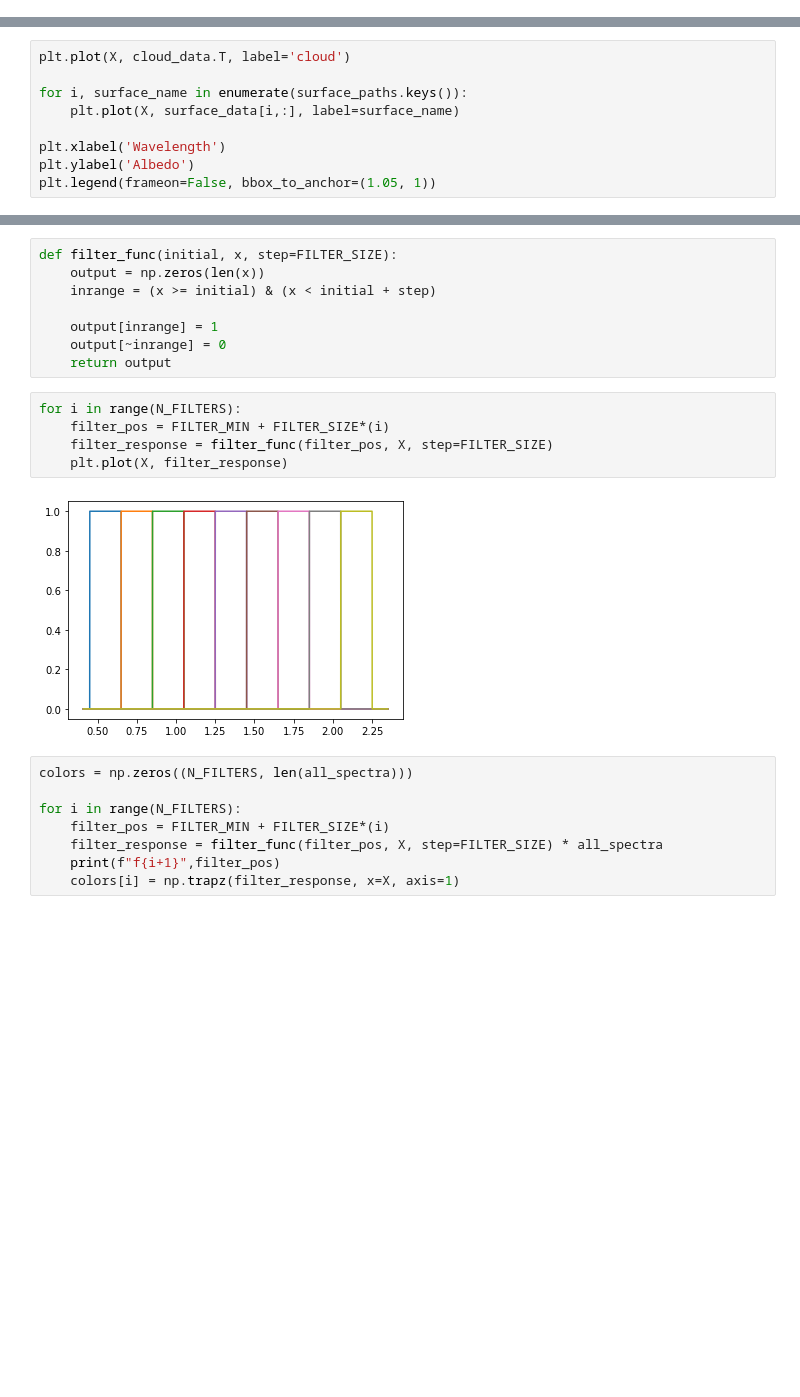
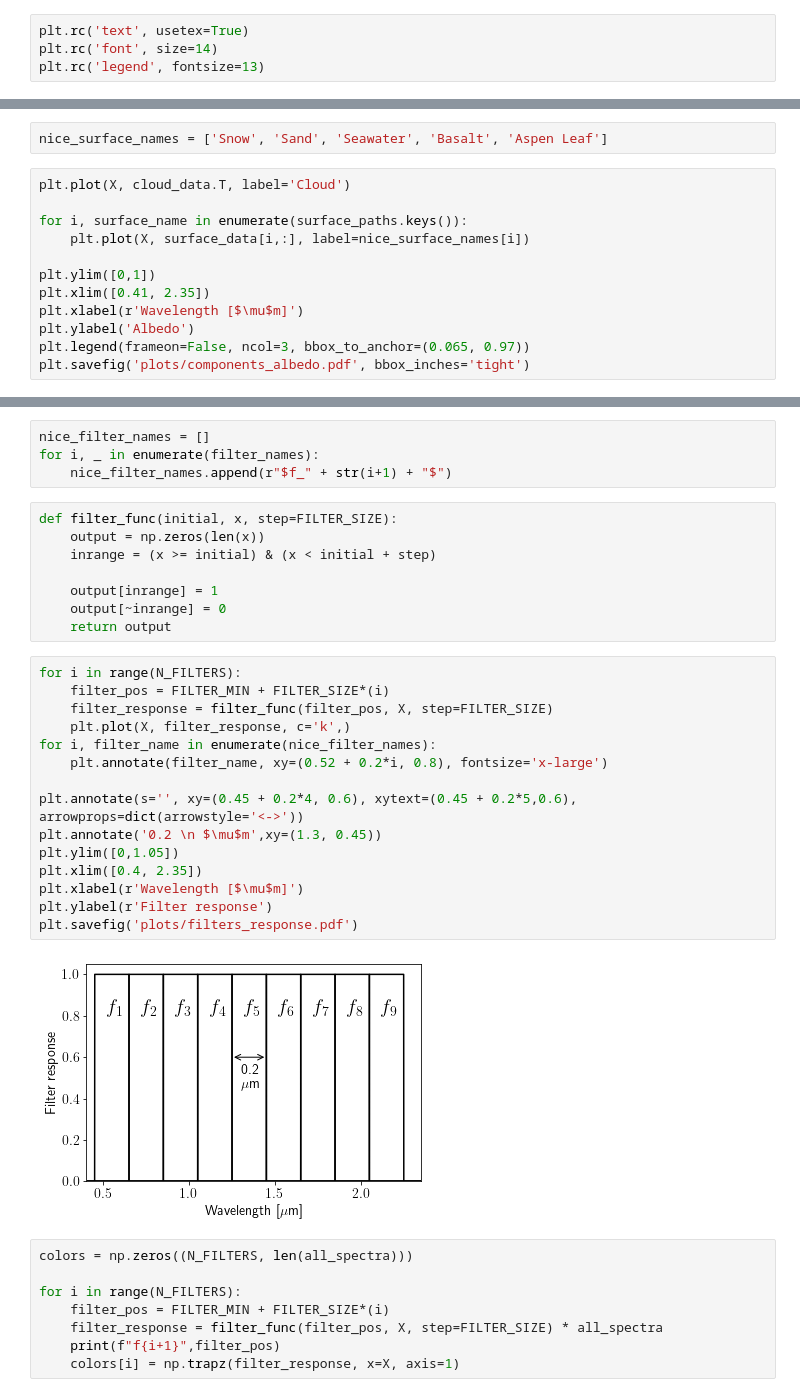
Before and after one commit to dangcpham/WaterDetection, a Jupyter notebook: data_generation.ipynb, the cells around one changed output, grey strips where cells are left out. Cells and saved outputs as stored; diff of their text form; blank space fills up the shorter version.

```diff
--- a/data_generation.ipynb
+++ b/data_generation.ipynb
@@ -11,6 +11,10 @@ import pandas as pd
 from utils import rayleigh_function, get_surface_data
 # %%
 from astropy.io import ascii
+# %%
+plt.rc('text', usetex=True)
+plt.rc('font', size=14)
+plt.rc('legend', fontsize=13)
 # %% [markdown]
 ## Basic stuff
 # %%
@@ -79,13 +83,18 @@ surface_data = get_surface_data(surface_paths.values(), X)
 cloud_data = get_surface_data(cloud_path, X)
 
 # 100% veg (snow) + earthlike veg (snow)
+# %%
+nice_surface_names = ['Snow', 'Sand', 'Seawater', 'Basalt', 'Aspen Leaf']
 # %%
-plt.plot(X, cloud_data.T, label='cloud')
+plt.plot(X, cloud_data.T, label='Cloud')
 
 for i, surface_name in enumerate(surface_paths.keys()):
-    plt.plot(X, surface_data[i,:], label=surface_name)
+    plt.plot(X, surface_data[i,:], label=nice_surface_names[i])
 
-plt.xlabel('Wavelength')
+plt.ylim([0,1])
+plt.xlim([0.41, 2.35])
+plt.xlabel(r'Wavelength [$\mu$m]')
 plt.ylabel('Albedo')
-plt.legend(frameon=False, bbox_to_anchor=(1.05, 1))
+plt.legend(frameon=False, ncol=3, bbox_to_anchor=(0.065, 0.97))
+plt.savefig('plots/components_albedo.pdf', bbox_inches='tight')
 # %% [output]
@@ -167,3 +177,7 @@ N_FILTERS = int(np.floor((FILTER_MAX - FILTER_MIN)/FILTER_SIZE))
+# %%
+nice_filter_names = []
+for i, _ in enumerate(filter_names):
+    nice_filter_names.append(r"$f_" + str(i+1) + "$")
 # %%
 def filter_func(initial, x, step=FILTER_SIZE):
     output = np.zeros(len(x))
@@ -175,10 +189,20 @@ def filter_func(initial, x, step=FILTER_SIZE):
 # %%
 for i in range(N_FILTERS):
     filter_pos = FILTER_MIN + FILTER_SIZE*(i)
     filter_response = filter_func(filter_pos, X, step=FILTER_SIZE)
-    plt.plot(X, filter_response)
+    plt.plot(X, filter_response, c='k',)
+for i, filter_name in enumerate(nice_filter_names):
+    plt.annotate(filter_name, xy=(0.52 + 0.2*i, 0.8), fontsize='x-large')
+
+plt.annotate(s='', xy=(0.45 + 0.2*4, 0.6), xytext=(0.45 + 0.2*5,0.6), arrowprops=dict(arrowstyle='<->'))
+plt.annotate('0.2 \n $\mu$m',xy=(1.3, 0.45))
+plt.ylim([0,1.05])
+plt.xlim([0.4, 2.35])
+plt.xlabel(r'Wavelength [$\mu$m]')
+plt.ylabel(r'Filter response')
+plt.savefig('plots/filters_response.pdf')
 # %% [output]
-[figure, old version]
+[figure, new version]
 # %%
 colors = np.zeros((N_FILTERS, len(all_spectra)))
 
```
Also changed, not shown: parts of 5 cells of this notebook, 15 other files.
